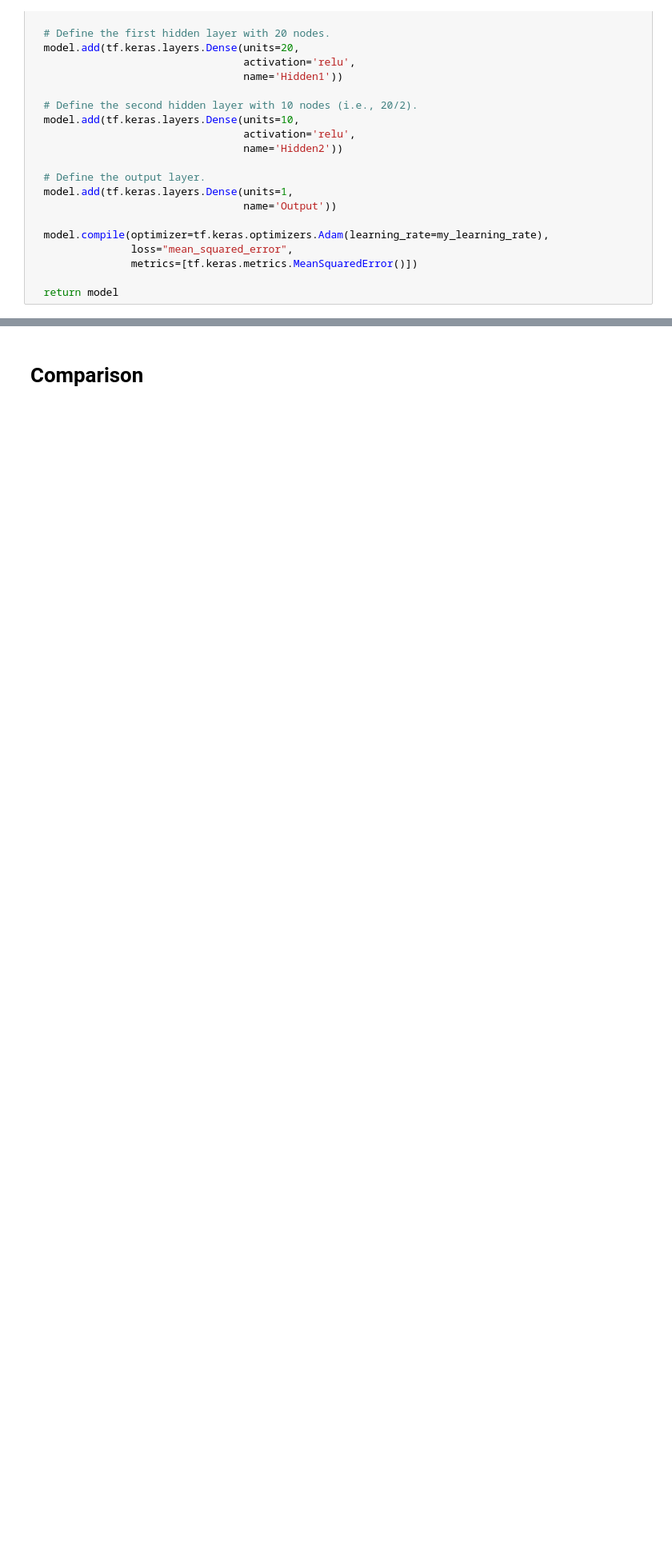
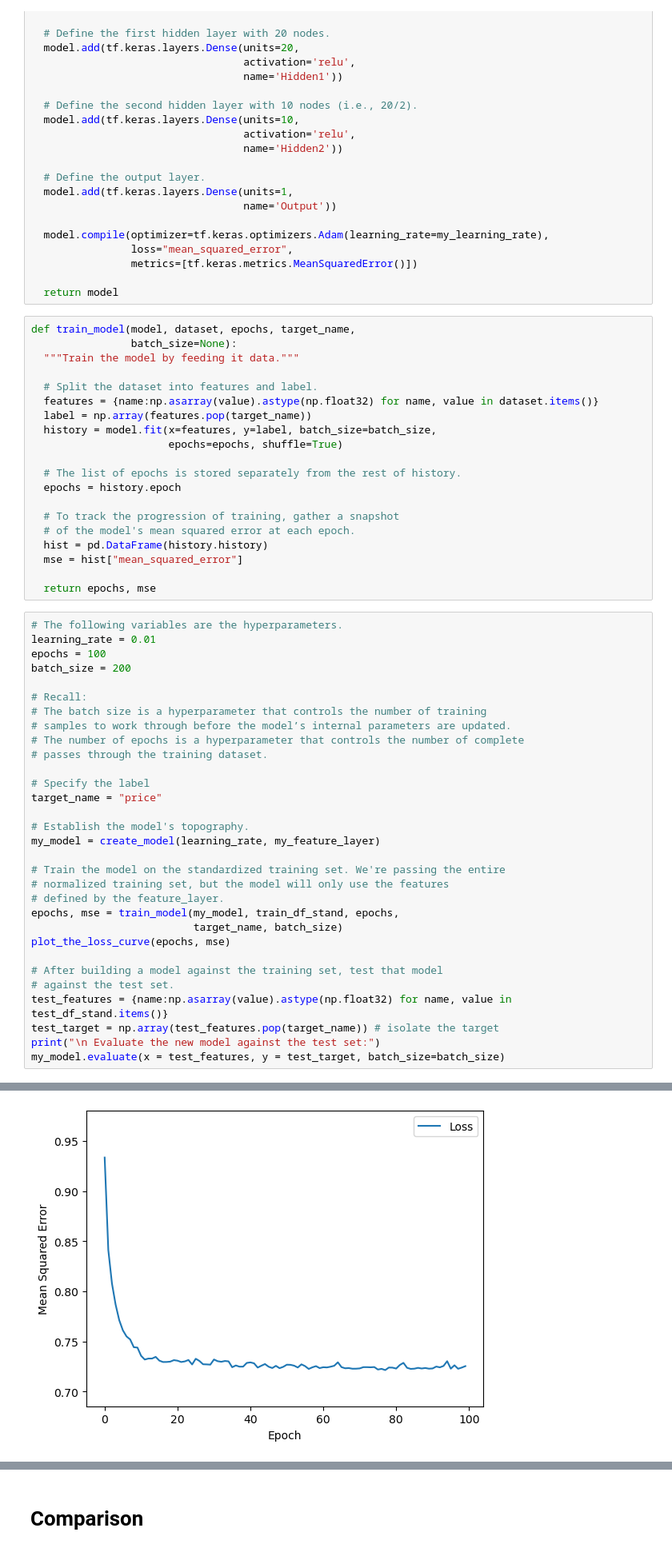
Before and after one commit to ariang/adsfs23-lnw, a Jupyter notebook: 1_dataprocessing.ipynb, the cells around one changed output, grey strips where cells are left out. Shown at 80% size. Saved outputs shown, nothing was run; the diff lists cells and outputs as text; blank space fills up the shorter version.

```diff
--- a/1_dataprocessing.ipynb
+++ b/1_dataprocessing.ipynb
@@ -713,3 +844,55 @@ def create_model(my_learning_rate, my_feature_layer):
                 metrics=[tf.keras.metrics.MeanSquaredError()])
 
   return model
+# %%
+def train_model(model, dataset, epochs, target_name,
+                batch_size=None):
+  """Train the model by feeding it data."""
+
+  # Split the dataset into features and label.
+  features = {name:np.asarray(value).astype(np.float32) for name, value in dataset.items()}
+  label = np.array(features.pop(target_name))
+  history = model.fit(x=features, y=label, batch_size=batch_size,
+                      epochs=epochs, shuffle=True)
+
+  # The list of epochs is stored separately from the rest of history.
+  epochs = history.epoch
+
+  # To track the progression of training, gather a snapshot
+  # of the model's mean squared error at each epoch.
+  hist = pd.DataFrame(history.history)
+  mse = hist["mean_squared_error"]
+
+  return epochs, mse
+# %%
+# The following variables are the hyperparameters.
+learning_rate = 0.01
+epochs = 100
+batch_size = 200
+
+# Recall:
+# The batch size is a hyperparameter that controls the number of training
+# samples to work through before the model’s internal parameters are updated.
+# The number of epochs is a hyperparameter that controls the number of complete
+# passes through the training dataset.
+
+# Specify the label
+target_name = "price"
+
+# Establish the model's topography.
+my_model = create_model(learning_rate, my_feature_layer)
+
+# Train the model on the standardized training set. We're passing the entire
+# normalized training set, but the model will only use the features
+# defined by the feature_layer.
+epochs, mse = train_model(my_model, train_df_stand, epochs,
+                          target_name, batch_size)
+plot_the_loss_curve(epochs, mse)
+
+# After building a model against the training set, test that model
+# against the test set.
+test_features = {name:np.asarray(value).astype(np.float32) for name, value in test_df_stand.items()}
+test_target = np.array(test_features.pop(target_name)) # isolate the target
+print("\n Evaluate the new model against the test set:")
+my_model.evaluate(x = test_features, y = test_target, batch_size=batch_size)
+# %% [output]
@@ -715,0 +916 @@ def create_model(my_learning_rate, my_feature_layer):
+[figure, added]
```
Also changed, not shown: parts of 13 cells of this notebook.
